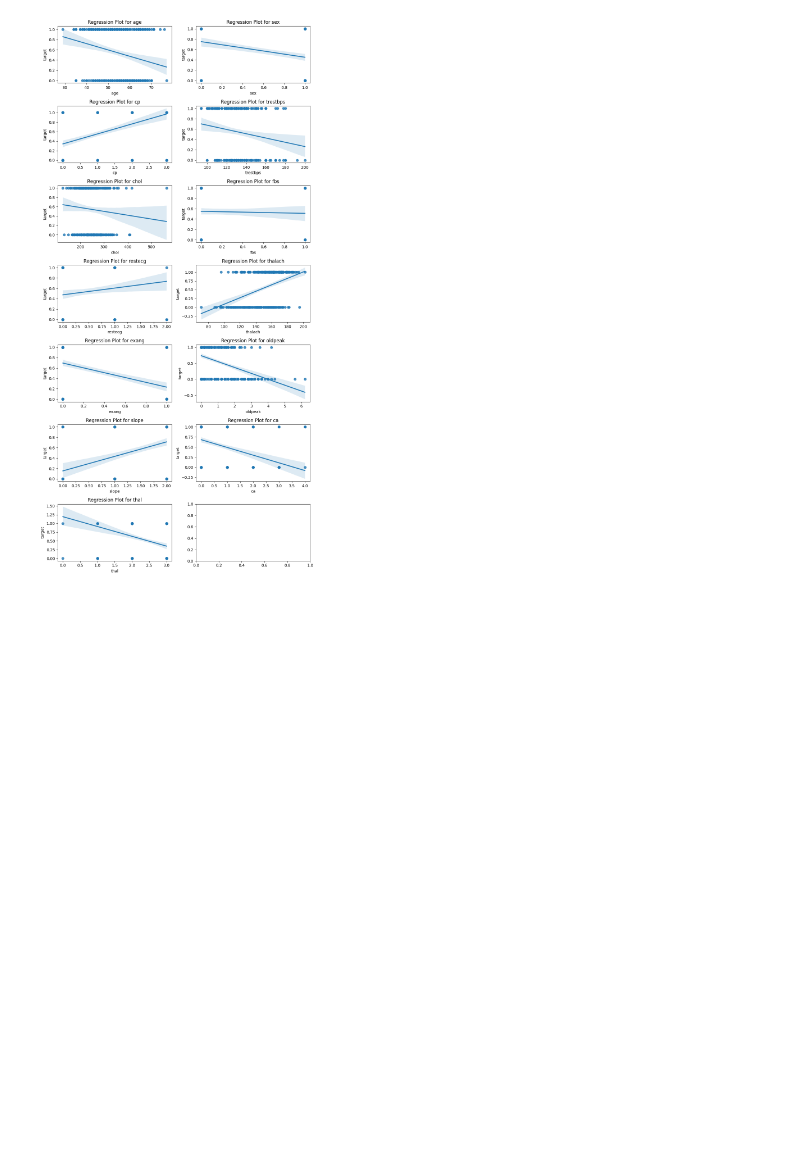
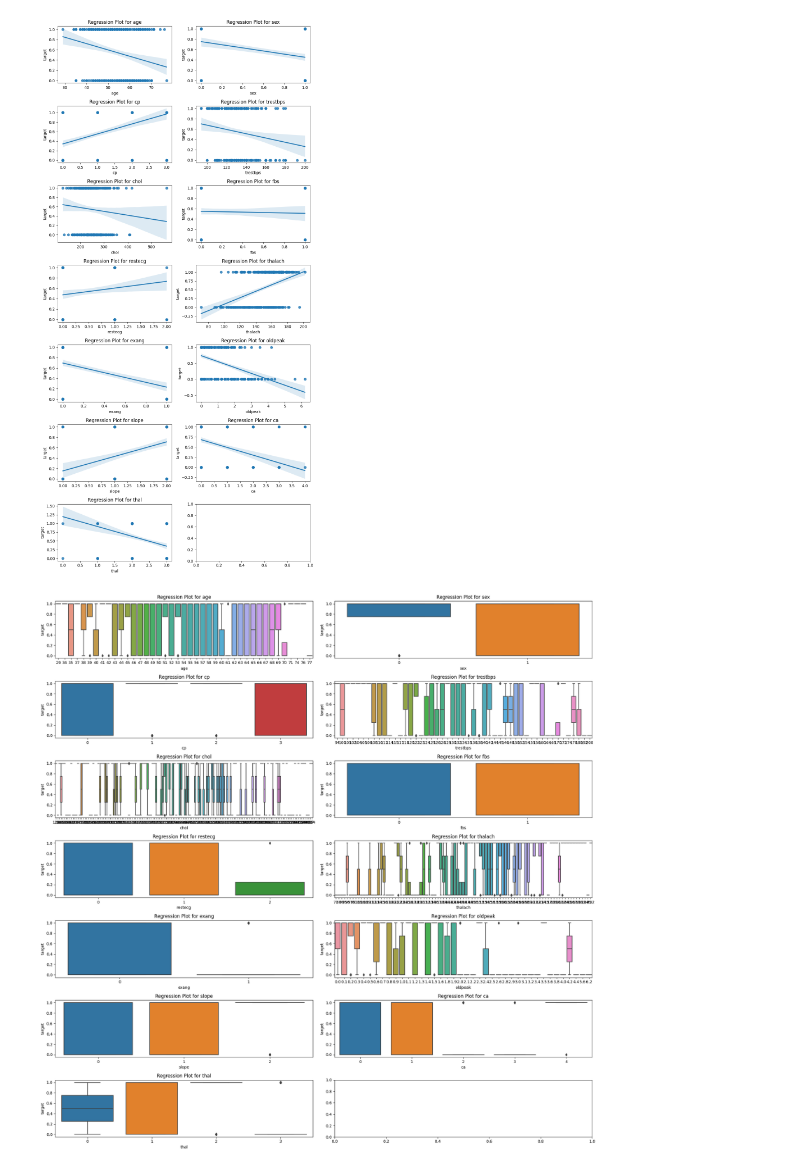
Before and after one commit to SergeyHSE/LinearClassifier.github.io, a Jupyter notebook: LinearClassifier.ipynb, the cells around one changed output. Drawn from its saved outputs; the diff is of its cells as text; code cells hidden in the pictures; blank space fills up the shorter version.

```diff
--- a/LinearClassifier.ipynb
+++ b/LinearClassifier.ipynb
@@ -75,3 +75,18 @@ plt.tight_layout()
 plt.show()
 # %% [output]
 [figure]
+# %%
+# Build boxplots
+
+fig, axes = plt.subplots(nrows=num_rows, ncols=num_cols, figsize=(20, 20))
+axes = axes.flatten()
+for i in range(num_plots):
+    if i < num_plots:
+        sns.boxplot(x=feature_names[i], y='target', data=data, ax=axes[i])
+        axes[i].set_title(f'Regression Plot for {feature_names[i]}')
+    else:
+        fig.delaxes(axes[i])
+plt.tight_layout()
+plt.show()
+# %% [output]
+[figure, added]
```
